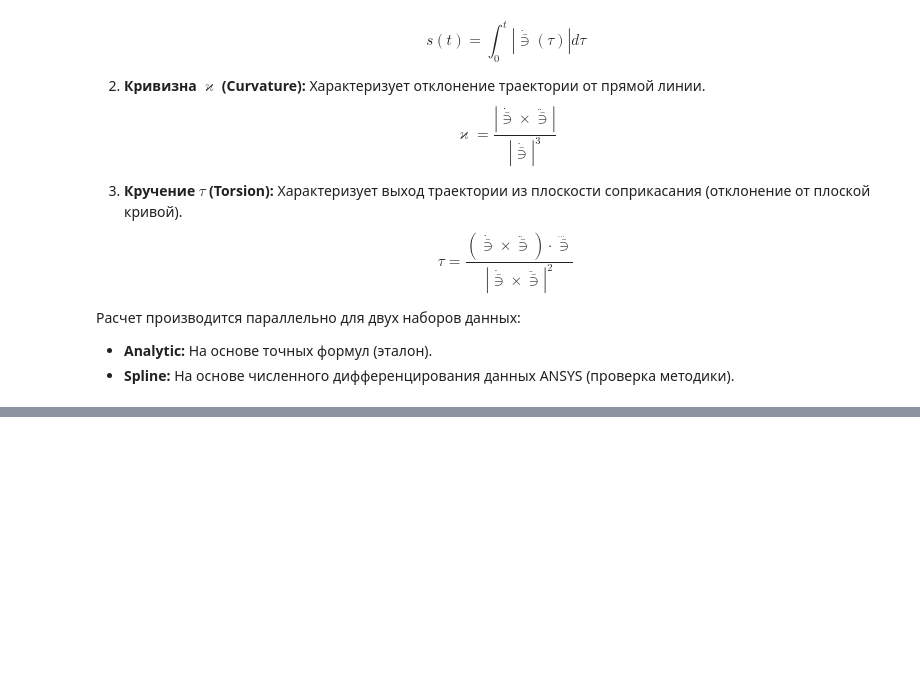
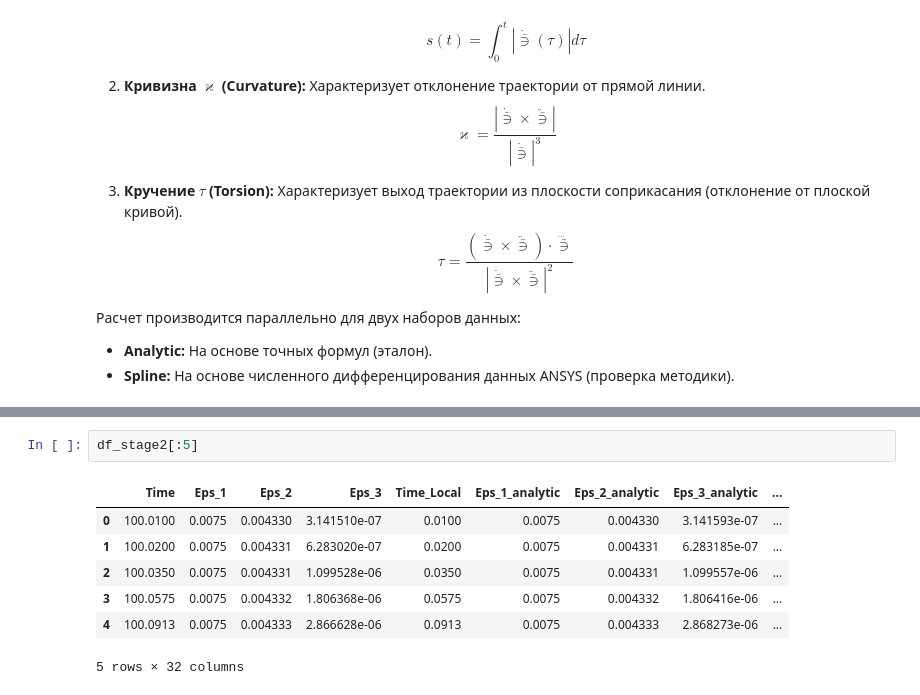
Before and after one commit to ArtemDos/complex_deformations, a Jupyter notebook: P29/ideal_vint/biso.ipynb, the cells around one changed output, grey strips where cells are left out. Saved outputs shown, nothing was run; the diff lists cells and outputs as text; blank space fills up the shorter version.

```diff
--- a/P29/ideal_vint/biso.ipynb
+++ b/P29/ideal_vint/biso.ipynb
@@ -488,0 +516,10 @@ plot_xy(
+# %%
+df_stage2[:5]
+# %% [output]
+|  | Time | Eps_1 | Eps_2 | Eps_3 | Time_Local | Eps_1_analytic | Eps_2_analytic | Eps_3_analytic | ... |
+| 0 | 100.0100 | 0.0075 | 0.004330 | 3.141510e-07 | 0.0100 | 0.0075 | 0.004330 | 3.141593e-07 | ... |
+| 1 | 100.0200 | 0.0075 | 0.004331 | 6.283020e-07 | 0.0200 | 0.0075 | 0.004331 | 6.283185e-07 | ... |
+| 2 | 100.0350 | 0.0075 | 0.004331 | 1.099528e-06 | 0.0350 | 0.0075 | 0.004331 | 1.099557e-06 | ... |
+| 3 | 100.0575 | 0.0075 | 0.004332 | 1.806368e-06 | 0.0575 | 0.0075 | 0.004332 | 1.806416e-06 | ... |
+| 4 | 100.0913 | 0.0075 | 0.004333 | 2.866628e-06 | 0.0913 | 0.0075 | 0.004333 | 2.868273e-06 | ... |
+5 rows × 32 columns
```
Also changed, not shown: parts of 27 cells of this notebook, 2 other files.
